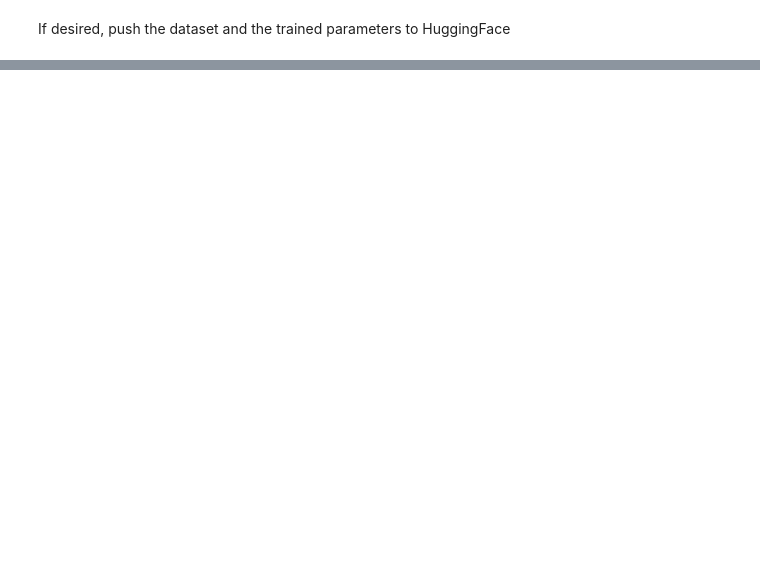
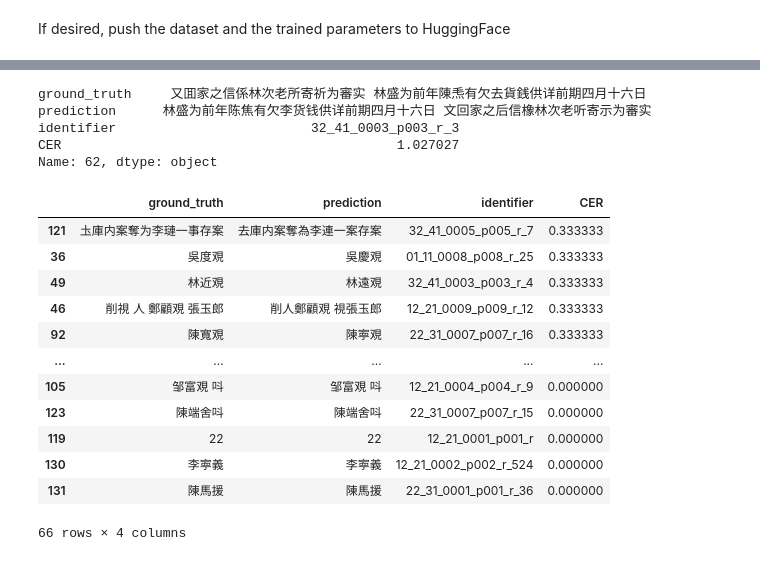
Before and after one commit to alex-zdz/ocr, a Jupyter notebook: scripts/train_test.ipynb, the cells around one changed output, grey strips where cells are left out. Drawn from its saved outputs; the diff is of its cells as text; code cells hidden in the pictures; blank space fills up the shorter version.

```diff
--- a/scripts/train_test.ipynb
+++ b/scripts/train_test.ipynb
@@ -95,0 +306,39 @@ If desired, push the dataset and the trained parameters to HuggingFace
+# %%
+import pandas as pd
+from collections import Counter
+
+half_sample_size = round(res.shape[0] / 2)
+
+# Function to analyze the DataFrame for highest and lowest CER values
+#def analyze_cer(res):
+    # Sort by CER
+sorted_df = res.sort_values(by='CER', ascending=False)
+# Get top 10 and bottom 10 entries
+top_10 = sorted_df.tail(half_sample_size).dropna()
+bottom_10 = sorted_df.head(half_sample_size).dropna()
+
+# Analyze Chinese symbols in top and bottom 10
+top_symbols = Counter(''.join(top_10['ground_truth']))
+bottom_symbols = Counter(''.join(bottom_10['ground_truth']))
+# Get most common symbols
+top_common_symbols = top_symbols.most_common(10)
+bottom_common_symbols = bottom_symbols.most_common(10)
+
+
+# Analyze prediction lengths
+top_lengths = top_10['prediction'].apply(len)
+bottom_lengths = bottom_10['prediction'].apply(len)
+
+# Print analysis
+print("Top 10 CER Analysis:")
+print("Most common symbols:", top_common_symbols)
+print("Prediction lengths:", top_lengths.describe())
+
+print("\nBottom 10 CER Analysis:")
+print("Most common symbols:", bottom_common_symbols)
+print("Prediction lengths:", bottom_lengths.describe())
+
+# Additional analysis suggestions
+# - Compare CER with prediction length
+# - Visualize CER distribution
+# - Analyze correlation between CER and specific symbols
@@ -95,0 +363,28 @@ If desired, push the dataset and the trained parameters to HuggingFace
+# %%
+cases_with_spaces = bottom_10[bottom_10['ground_truth'].str.contains(' ')]
+                               #|bottom_10['prediction'].str.contains(' ')]
+
+# Extract two cases
+cases_with_spaces.iloc[1, ]
+# %% [output]
+ground_truth     又囬家之信係林次老所寄祈为審实 林盛为前年陳𤆬有欠去貨銭供详前期四月十六日
+prediction      林盛为前年陈焦有欠李货钱供详前期四月十六日 文回家之后信橡林次老听寄示为審实
+identifier                         32_41_0003_p003_r_3
+CER                                           1.027027
+Name: 62, dtype: object
+# %%
+top_10
+# %% [output]
+|  | ground_truth | prediction | identifier | CER |
+| 121 | 圡庫内案奪为李璉一事存案 | 去庫内案奪為李連一案存案 | 32_41_0005_p005_r_7 | 0.333333 |
+| 36 | 吳度覌 | 吳慶覌 | 01_11_0008_p008_r_25 | 0.333333 |
+| 49 | 林近覌 | 林遠覌 | 32_41_0003_p003_r_4 | 0.333333 |
+| 46 | 削視 人 鄭顧覌 張玉郎 | 削人鄭顧覌 視張玉郎 | 12_21_0009_p009_r_12 | 0.333333 |
+| 92 | 陳寬覌 | 陳寕覌 | 22_31_0007_p007_r_16 | 0.333333 |
+| ... | ... | ... | ... | ... |
+| 105 | 邹富覌 呌 | 邹富覌 呌 | 12_21_0004_p004_r_9 | 0.000000 |
+| 123 | 陳端舍呌 | 陳端舍呌 | 22_31_0007_p007_r_15 | 0.000000 |
+| 119 | 22 | 22 | 12_21_0001_p001_r | 0.000000 |
+| 130 | 李寕義 | 李寕義 | 12_21_0002_p002_r_524 | 0.000000 |
+| 131 | 陳馬援 | 陳馬援 | 22_31_0001_p001_r_36 | 0.000000 |
+66 rows × 4 columns
```
Also changed, not shown: parts of 28 cells of this notebook, 6 other files.
